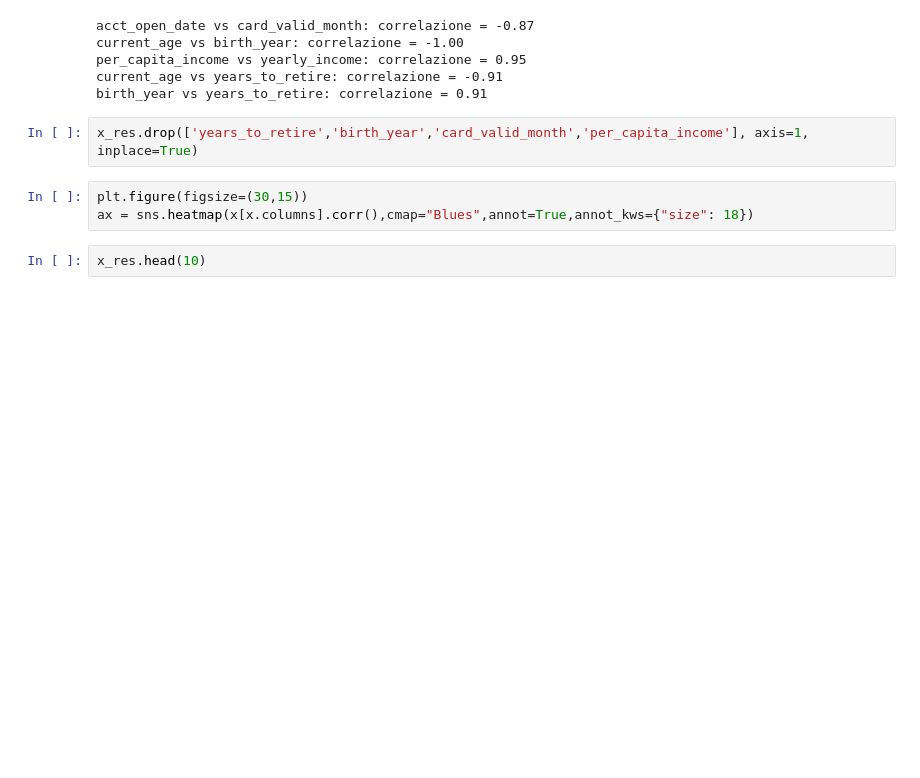
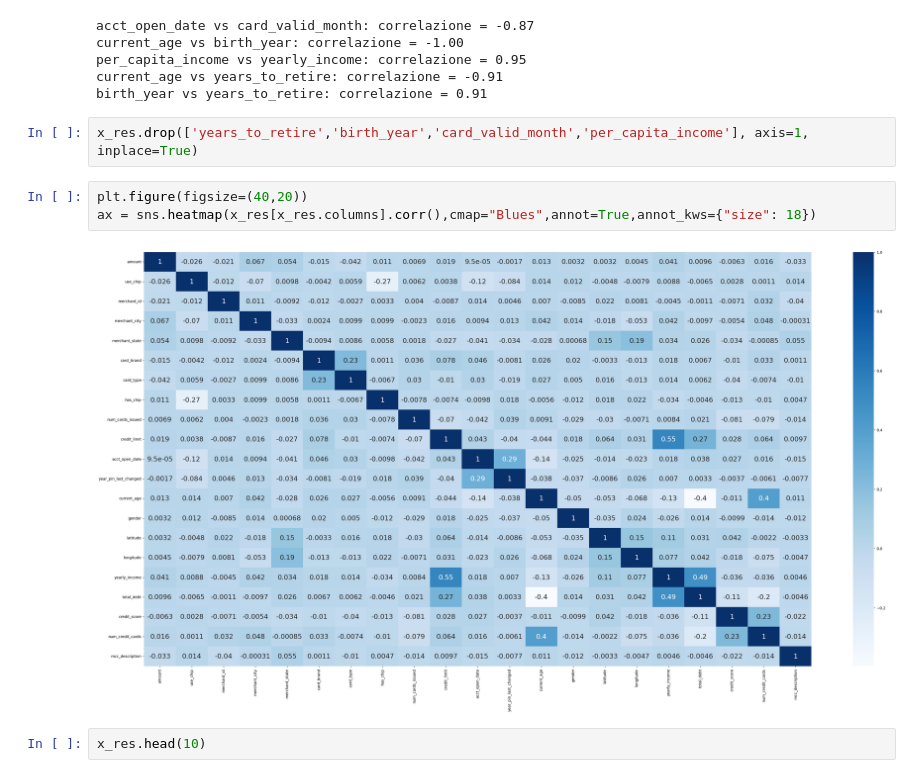
Before and after one commit to AlessandroPieragostini/Data-Science, a Jupyter notebook: data_science_cluster_class.ipynb, the cells around one changed output. Cells and saved outputs as stored; diff of their text form; blank space fills up the shorter version.

```diff
--- a/data_science_cluster_class.ipynb
+++ b/data_science_cluster_class.ipynb
@@ -535,8 +539,10 @@ birth_year vs years_to_retire: correlazione = 0.91
 # %%
 x_res.drop(['years_to_retire','birth_year','card_valid_month','per_capita_income'], axis=1, inplace=True)
 # %%
-plt.figure(figsize=(30,15))
-ax = sns.heatmap(x[x.columns].corr(),cmap="Blues",annot=True,annot_kws={"size": 18})
+plt.figure(figsize=(40,20))
+ax = sns.heatmap(x_res[x_res.columns].corr(),cmap="Blues",annot=True,annot_kws={"size": 18})
+# %% [output]
+[figure, added]
 # %%
 x_res.head(10)
 # %% [output]
```
Also changed, not shown: parts of 26 cells of this notebook.
